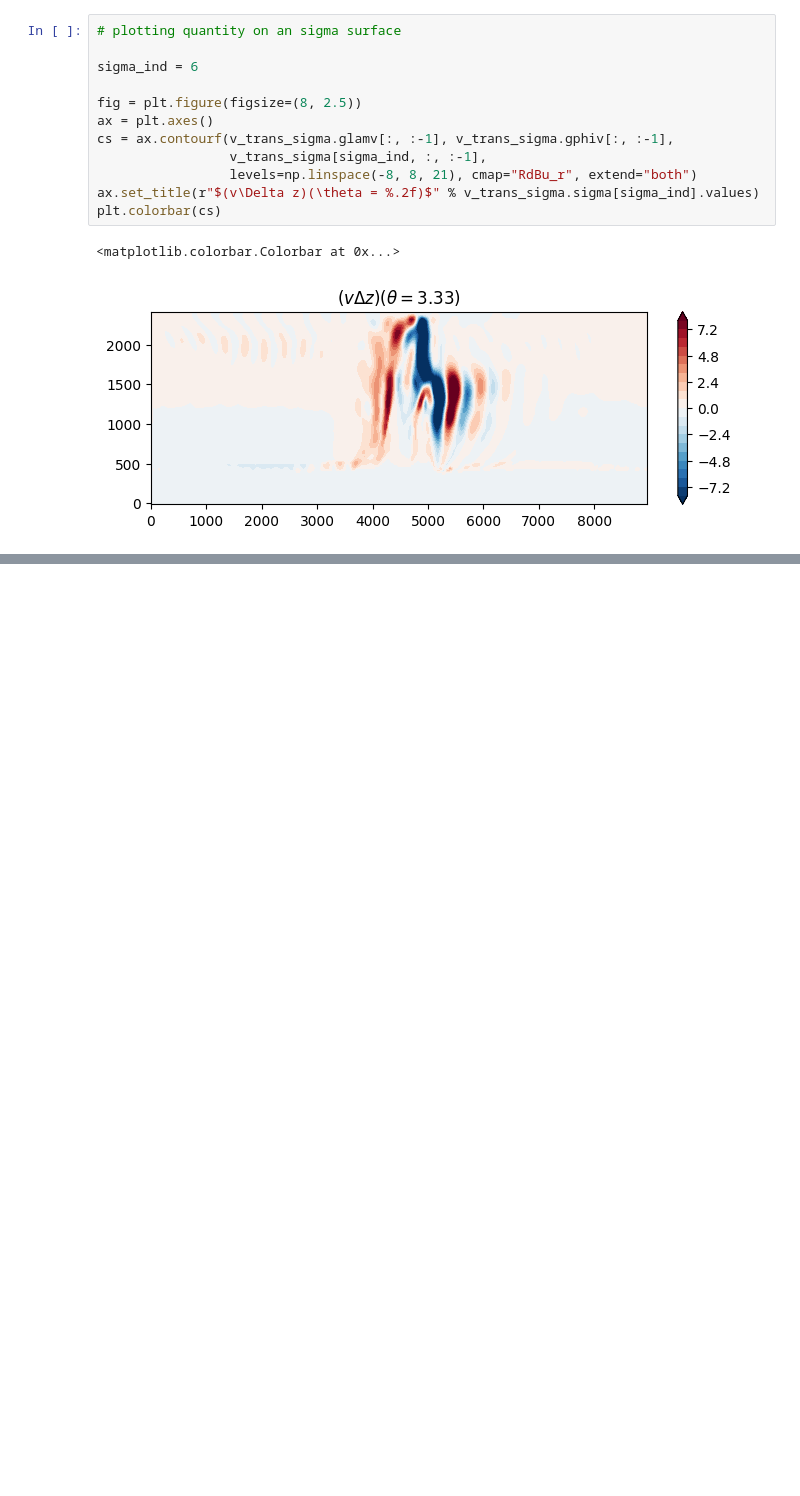
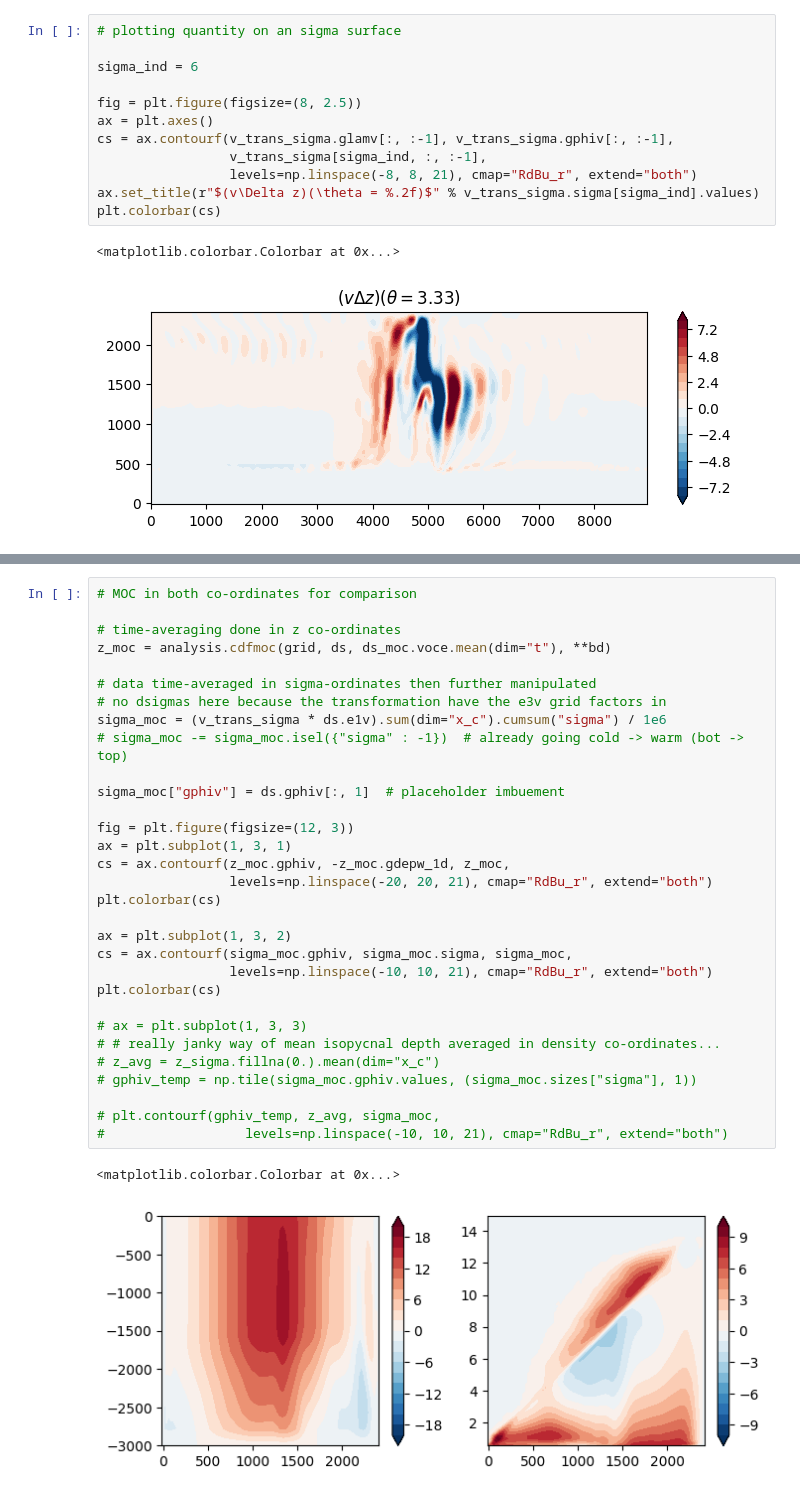
Before and after one commit to julianmak/pyCDFTOOLS, a Jupyter notebook: brainfart_logs/test_package_load.ipynb, the cells around one changed output, grey strips where cells are left out. Drawn from its saved outputs; the diff is of its cells as text; blank space fills up the shorter version.

```diff
--- a/brainfart_logs/test_package_load.ipynb
+++ b/brainfart_logs/test_package_load.ipynb
@@ -272,0 +449,34 @@ Expects the thickness weighted velocity (i.e. `v * e3v`, a transport, possibly w
+# %%
+# MOC in both co-ordinates for comparison
+
+# time-averaging done in z co-ordinates
+z_moc = analysis.cdfmoc(grid, ds, ds_moc.voce.mean(dim="t"), **bd)
+
+# data time-averaged in sigma-ordinates then further manipulated
+# no dsigmas here because the transformation have the e3v grid factors in
+sigma_moc = (v_trans_sigma * ds.e1v).sum(dim="x_c").cumsum("sigma") / 1e6
+# sigma_moc -= sigma_moc.isel({"sigma" : -1})  # already going cold -> warm (bot -> top)
+
+sigma_moc["gphiv"] = ds.gphiv[:, 1]  # placeholder imbuement
+
+fig = plt.figure(figsize=(12, 3))
+ax = plt.subplot(1, 3, 1)
+cs = ax.contourf(z_moc.gphiv, -z_moc.gdepw_1d, z_moc,
+                 levels=np.linspace(-20, 20, 21), cmap="RdBu_r", extend="both")
+plt.colorbar(cs)
+
+ax = plt.subplot(1, 3, 2)
+cs = ax.contourf(sigma_moc.gphiv, sigma_moc.sigma, sigma_moc,
+                 levels=np.linspace(-10, 10, 21), cmap="RdBu_r", extend="both")
+plt.colorbar(cs)
+
+# ax = plt.subplot(1, 3, 3)
+# # really janky way of mean isopycnal depth averaged in density co-ordinates...
+# z_avg = z_sigma.fillna(0.).mean(dim="x_c")
+# gphiv_temp = np.tile(sigma_moc.gphiv.values, (sigma_moc.sizes["sigma"], 1))
+
+# plt.contourf(gphiv_temp, z_avg, sigma_moc,
+#                  levels=np.linspace(-10, 10, 21), cmap="RdBu_r", extend="both")
+# %% [output]
+<matplotlib.colorbar.Colorbar at 0x...>
+[figure, added]
```
Also changed, not shown: parts of 6 cells of this notebook, 1 other file.
